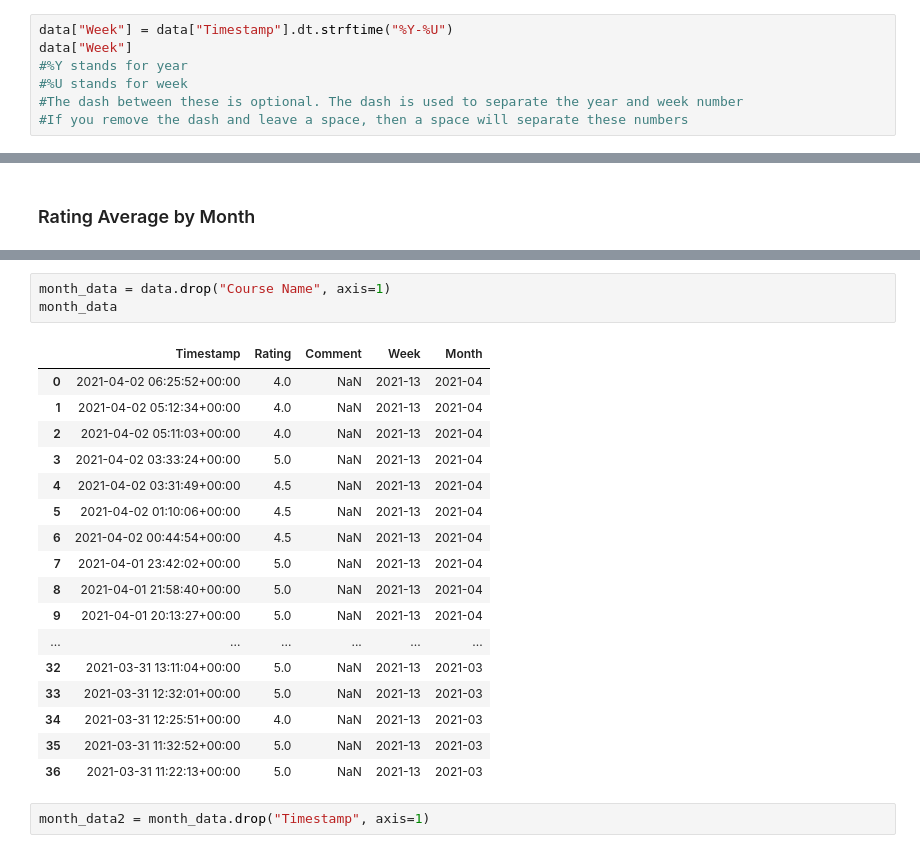
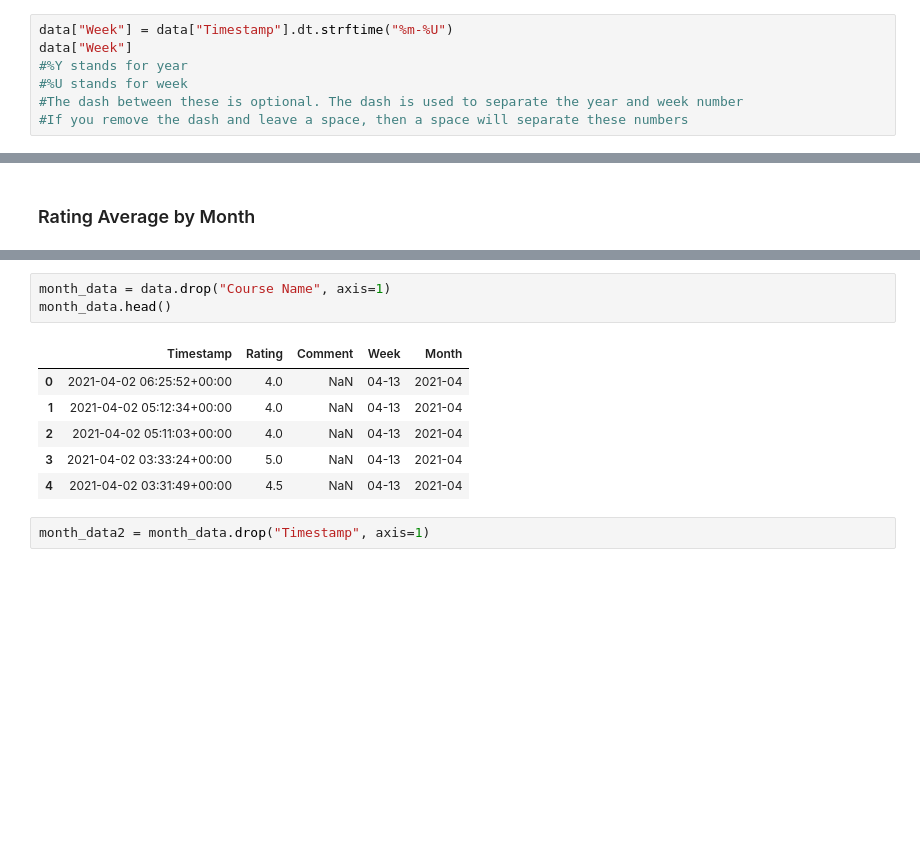
Before and after one commit to AgnesDemon/Python, a Jupyter notebook: packt_python/app_4/Untitled.ipynb, the cells around one changed output, grey strips where cells are left out. Cells and saved outputs as stored; diff of their text form; blank space fills up the shorter version.

```diff
--- a/packt_python/app_4/Untitled.ipynb
+++ b/packt_python/app_4/Untitled.ipynb
@@ -125,5 +124,5 @@ Name: Week, dtype: UInt32
 # %%
-data["Week"] = data["Timestamp"].dt.strftime("%Y-%U")
+data["Week"] = data["Timestamp"].dt.strftime("%m-%U")
 data["Week"]
 #%Y stands for year
 #%U stands for week
@@ -288,24 +235,13 @@ data
 # %%
 month_data = data.drop("Course Name", axis=1)
-month_data
+month_data.head()
 # %% [output]
 |  | Timestamp | Rating | Comment | Week | Month |
-| 0 | 2021-04-02 06:25:52+00:00 | 4.0 | NaN | 2021-13 | 2021-04 |
-| 1 | 2021-04-02 05:12:34+00:00 | 4.0 | NaN | 2021-13 | 2021-04 |
-| 2 | 2021-04-02 05:11:03+00:00 | 4.0 | NaN | 2021-13 | 2021-04 |
-| 3 | 2021-04-02 03:33:24+00:00 | 5.0 | NaN | 2021-13 | 2021-04 |
-| 4 | 2021-04-02 03:31:49+00:00 | 4.5 | NaN | 2021-13 | 2021-04 |
-| 5 | 2021-04-02 01:10:06+00:00 | 4.5 | NaN | 2021-13 | 2021-04 |
-| 6 | 2021-04-02 00:44:54+00:00 | 4.5 | NaN | 2021-13 | 2021-04 |
-| 7 | 2021-04-01 23:42:02+00:00 | 5.0 | NaN | 2021-13 | 2021-04 |
-| 8 | 2021-04-01 21:58:40+00:00 | 5.0 | NaN | 2021-13 | 2021-04 |
-| 9 | 2021-04-01 20:13:27+00:00 | 5.0 | NaN | 2021-13 | 2021-04 |
-| ... | ... | ... | ... | ... | ... |
-| 32 | 2021-03-31 13:11:04+00:00 | 5.0 | NaN | 2021-13 | 2021-03 |
-| 33 | 2021-03-31 12:32:01+00:00 | 5.0 | NaN | 2021-13 | 2021-03 |
-| 34 | 2021-03-31 12:25:51+00:00 | 4.0 | NaN | 2021-13 | 2021-03 |
-| 35 | 2021-03-31 11:32:52+00:00 | 5.0 | NaN | 2021-13 | 2021-03 |
-| 36 | 2021-03-31 11:22:13+00:00 | 5.0 | NaN | 2021-13 | 2021-03 |
+| 0 | 2021-04-02 06:25:52+00:00 | 4.0 | NaN | 04-13 | 2021-04 |
+| 1 | 2021-04-02 05:12:34+00:00 | 4.0 | NaN | 04-13 | 2021-04 |
+| 2 | 2021-04-02 05:11:03+00:00 | 4.0 | NaN | 04-13 | 2021-04 |
+| 3 | 2021-04-02 03:33:24+00:00 | 5.0 | NaN | 04-13 | 2021-04 |
+| 4 | 2021-04-02 03:31:49+00:00 | 4.5 | NaN | 04-13 | 2021-04 |
 # %%
 month_data2 = month_data.drop("Timestamp", axis=1)
 # %%
```
Also changed, not shown: parts of 23 cells of this notebook, 1 other file.
